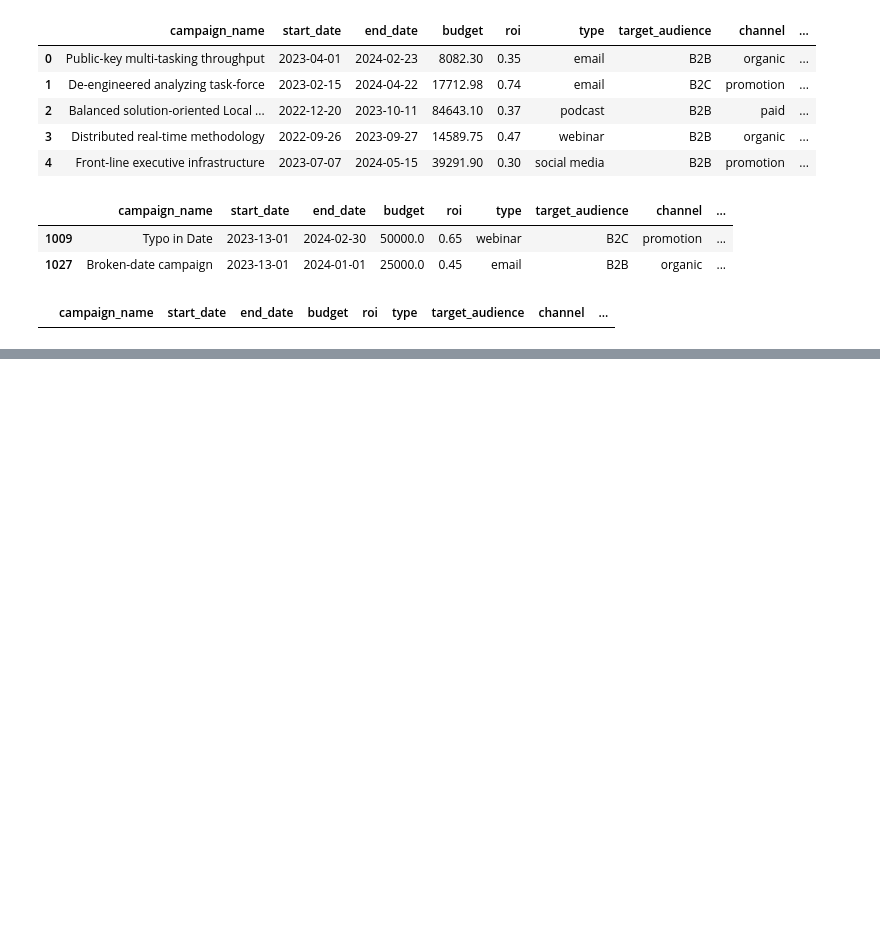
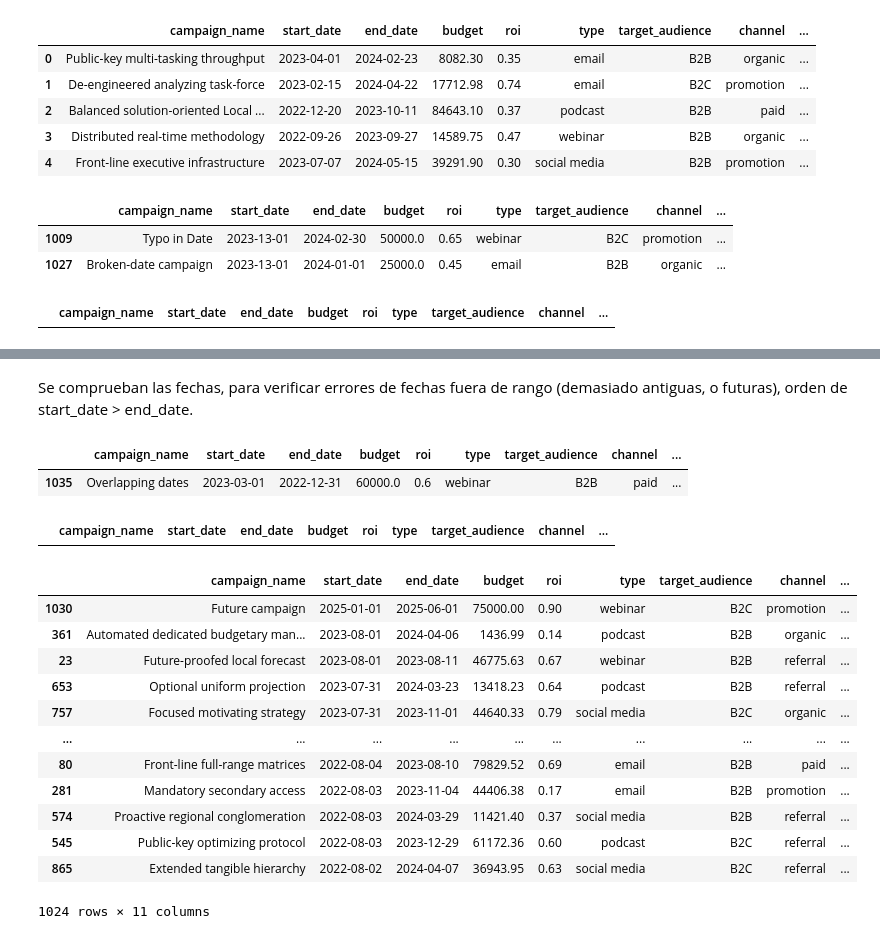
Before and after one commit to PabloBdL/Marketing, a Jupyter notebook: notebooks/01_preprocessing.ipynb, the cells around one changed output, grey strips where cells are left out. Cells and saved outputs as stored; diff of their text form; code cells hidden in the pictures; blank space fills up the shorter version.

```diff
--- a/notebooks/01_preprocessing.ipynb
+++ b/notebooks/01_preprocessing.ipynb
@@ -678,0 +711,32 @@ plt.show()
+# %% [markdown]
+Se comprueban las fechas, para verificar errores de fechas fuera de rango (demasiado antiguas, o futuras), orden de start_date > end_date.
+# %%
+# comprobación de fechas desordenadas (fecha de inicio posterior a fecha de finalización)
+df[df['start_date'] > df['end_date']]
+# %% [output]
+|  | campaign_name | start_date | end_date | budget | roi | type | target_audience | channel | ... |
+| 1035 | Overlapping dates | 2023-03-01 | 2022-12-31 | 60000.0 | 0.6 | webinar | B2B | paid | ... |
+# %%
+# eliminación de registros con fechas desordenadas
+toDelete_index = df[df['start_date'] > df['end_date']].index
+df = df.drop(toDelete_index)
+df[df['start_date'] > df['end_date']] # comprobación de eliminación
+# %% [output]
+|  | campaign_name | start_date | end_date | budget | roi | type | target_audience | channel | ... |
+# %%
+# detección de outliers (fechas excesivamente antiguas o futuras) en start_date
+df.sort_values(by='start_date', ascending=False)
+# %% [output]
+|  | campaign_name | start_date | end_date | budget | roi | type | target_audience | channel | ... |
+| 1030 | Future campaign | 2025-01-01 | 2025-06-01 | 75000.00 | 0.90 | webinar | B2C | promotion | ... |
+| 361 | Automated dedicated budgetary man... | 2023-08-01 | 2024-04-06 | 1436.99 | 0.14 | podcast | B2B | organic | ... |
+| 23 | Future-proofed local forecast | 2023-08-01 | 2023-08-11 | 46775.63 | 0.67 | webinar | B2B | referral | ... |
+| 653 | Optional uniform projection | 2023-07-31 | 2024-03-23 | 13418.23 | 0.64 | podcast | B2B | referral | ... |
+| 757 | Focused motivating strategy | 2023-07-31 | 2023-11-01 | 44640.33 | 0.79 | social media | B2C | organic | ... |
+| ... | ... | ... | ... | ... | ... | ... | ... | ... | ... |
+| 80 | Front-line full-range matrices | 2022-08-04 | 2023-08-10 | 79829.52 | 0.69 | email | B2B | paid | ... |
+| 281 | Mandatory secondary access | 2022-08-03 | 2023-11-04 | 44406.38 | 0.17 | email | B2B | promotion | ... |
+| 574 | Proactive regional conglomeration | 2022-08-03 | 2024-03-29 | 11421.40 | 0.37 | social media | B2B | referral | ... |
+| 545 | Public-key optimizing protocol | 2022-08-03 | 2023-12-29 | 61172.36 | 0.60 | podcast | B2C | referral | ... |
+| 865 | Extended tangible hierarchy | 2022-08-02 | 2024-04-07 | 36943.95 | 0.63 | social media | B2C | referral | ... |
+1024 rows × 11 columns
```
Also changed, not shown: parts of 17 cells of this notebook.
